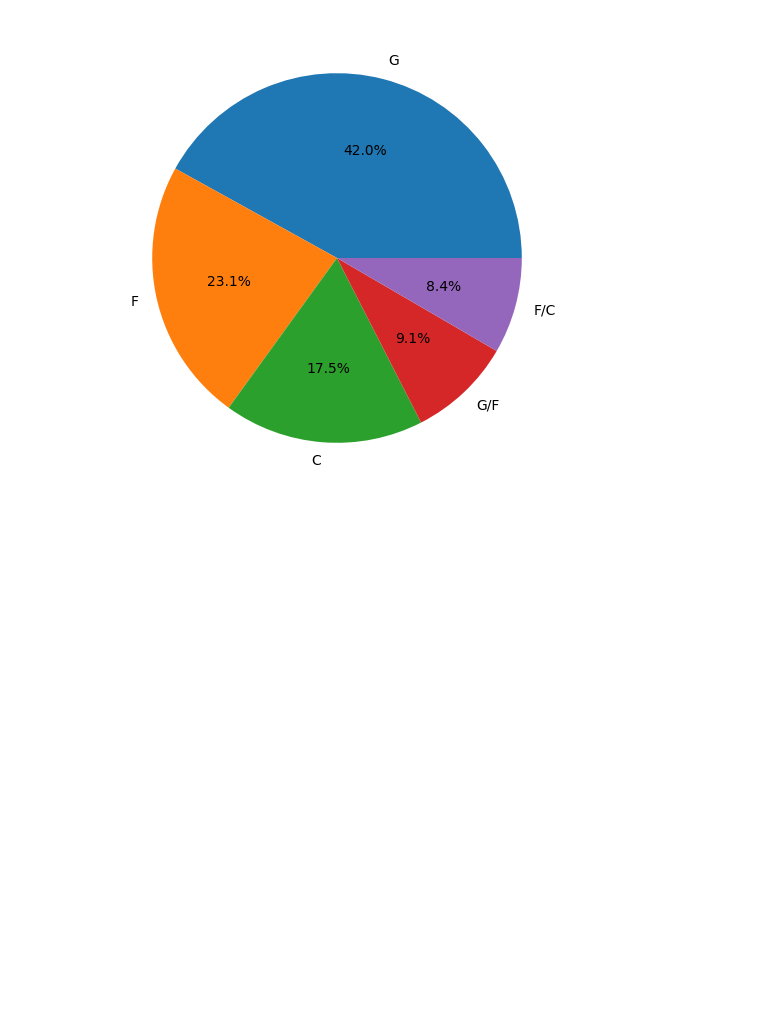
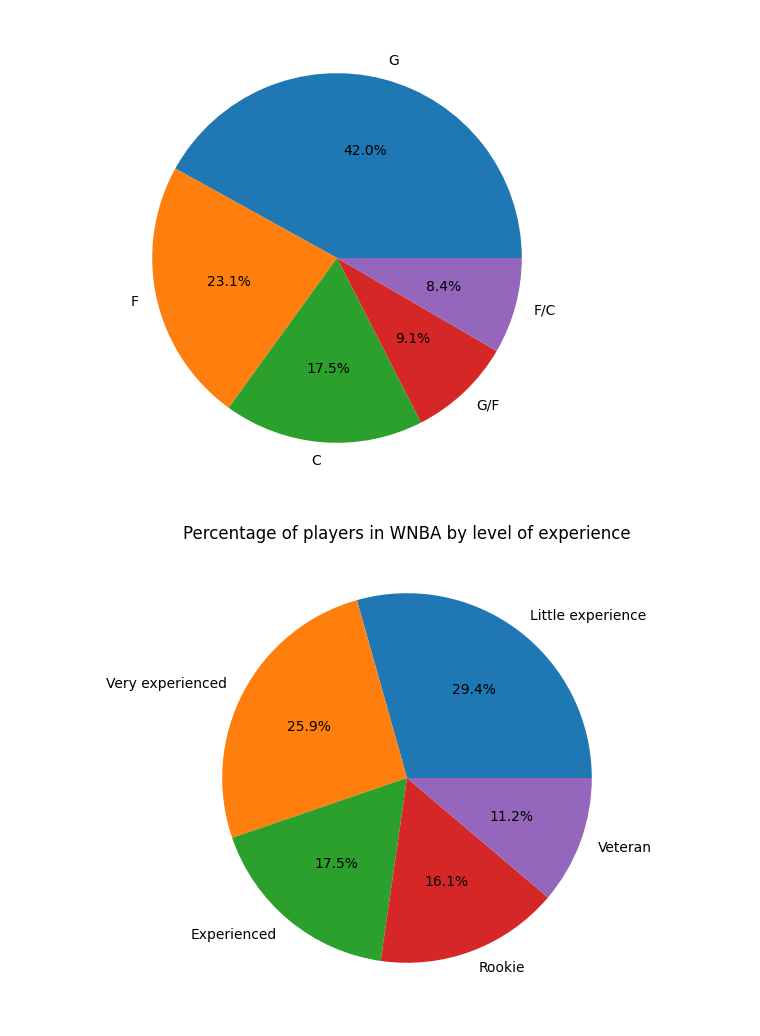
Before and after one commit to dnlsyfq/kaggle_wnba_player_stats, a Jupyter notebook: statistical-analysis-walkthrough.ipynb, the cells around one changed output. Cells and saved outputs as stored; diff of their text form; code cells hidden in the pictures; blank space fills up the shorter version.

```diff
--- a/statistical-analysis-walkthrough.ipynb
+++ b/statistical-analysis-walkthrough.ipynb
@@ -444,3 +444,10 @@ plt.ylabel('')
 # %% [output]
 Text(0, 0.5, '')
 [figure]
+# %%
+df['Exp_ordinal'].value_counts().plot.pie(figsize=(6,6),autopct='%.1f%%')
+plt.ylabel('')
+plt.title("Percentage of players in WNBA by level of experience")
+plt.show()
+# %% [output]
+[figure, added]
```
Also changed, not shown: parts of 18 cells of this notebook.
